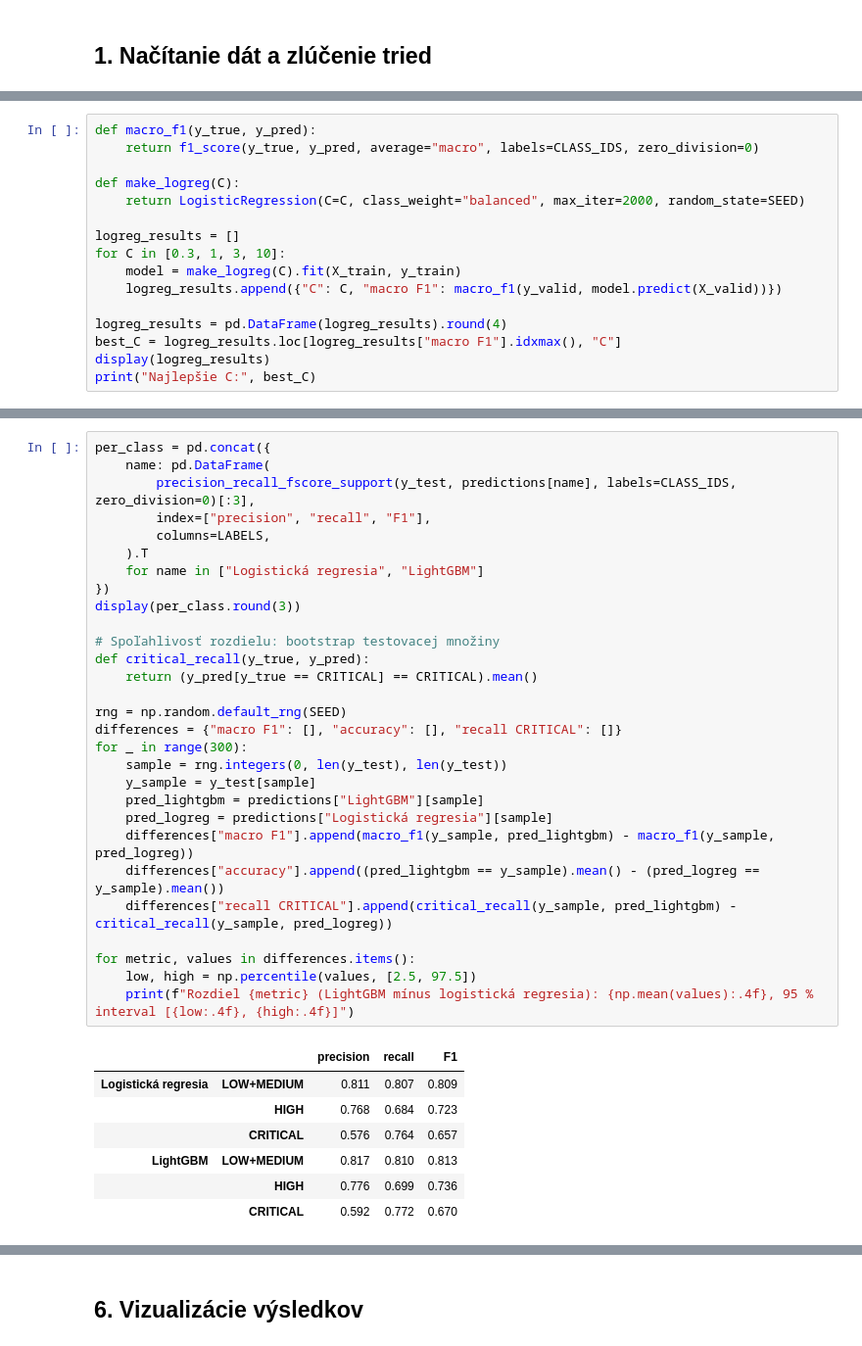
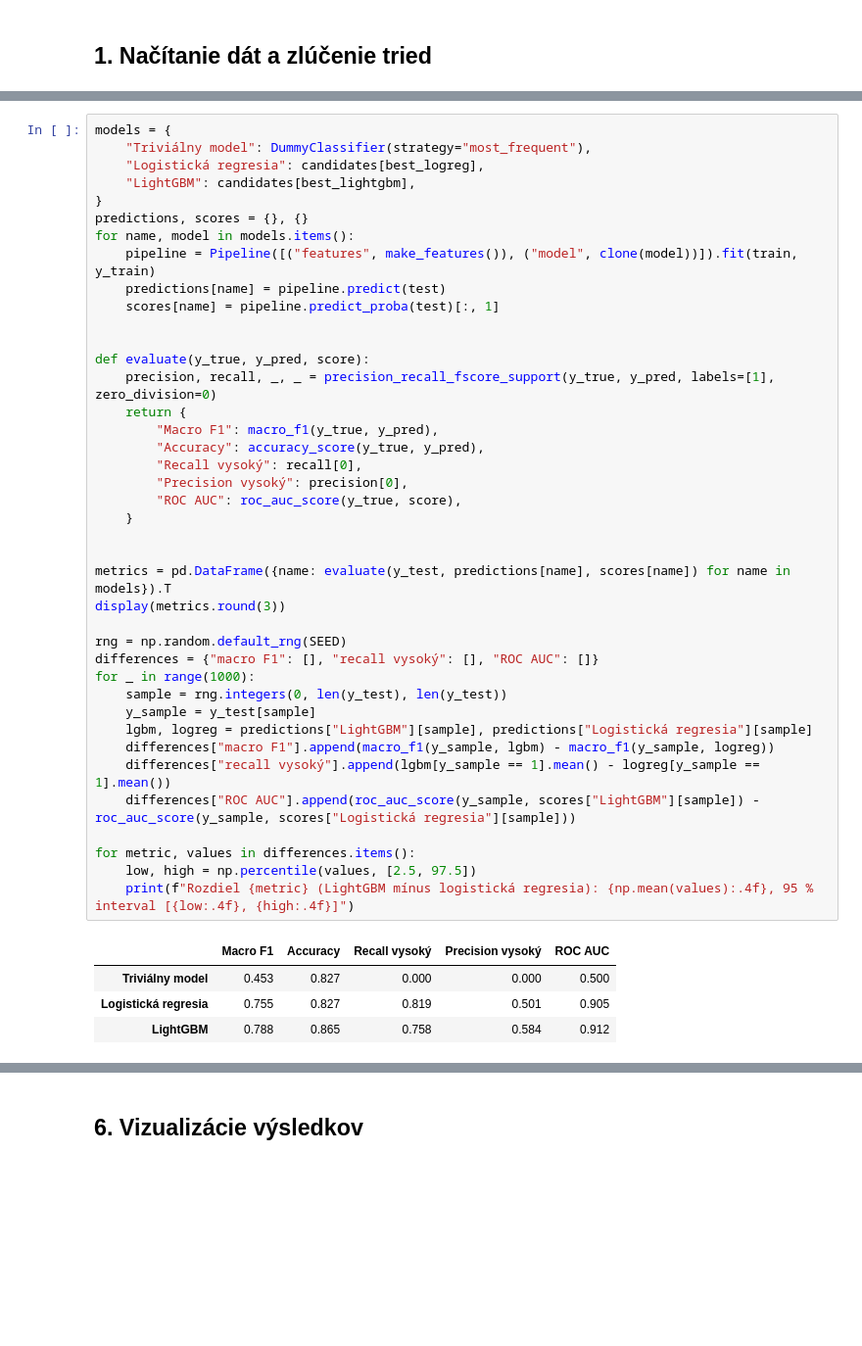
Before and after one commit to ferkopierko/predictionandprescription, a Jupyter notebook: predikcia_70_30.ipynb, the cells around one changed output, grey strips where cells are left out. Shown at 98% size. Cells and saved outputs as stored; diff of their text form; blank space fills up the shorter version.

```diff
--- a/predikcia_70_30.ipynb
+++ b/predikcia_70_30.ipynb
@@ -142,16 +88,0 @@ Parametre sa vyberajú podľa macro F1 na validačnej časti.
-# %%
-def macro_f1(y_true, y_pred):
-    return f1_score(y_true, y_pred, average="macro", labels=CLASS_IDS, zero_division=0)
-
-def make_logreg(C):
-    return LogisticRegression(C=C, class_weight="balanced", max_iter=2000, random_state=SEED)
-
-logreg_results = []
-for C in [0.3, 1, 3, 10]:
-    model = make_logreg(C).fit(X_train, y_train)
-    logreg_results.append({"C": C, "macro F1": macro_f1(y_valid, model.predict(X_valid))})
-
-logreg_results = pd.DataFrame(logreg_results).round(4)
-best_C = logreg_results.loc[logreg_results["macro F1"].idxmax(), "C"]
-display(logreg_results)
-print("Najlepšie C:", best_C)
@@ -254,37 +153,45 @@ metrics.round(3)
 # %%
-per_class = pd.concat({
-    name: pd.DataFrame(
-        precision_recall_fscore_support(y_test, predictions[name], labels=CLASS_IDS, zero_division=0)[:3],
-        index=["precision", "recall", "F1"],
-        columns=LABELS,
-    ).T
-    for name in ["Logistická regresia", "LightGBM"]
-})
-display(per_class.round(3))
+models = {
+    "Triviálny model": DummyClassifier(strategy="most_frequent"),
+    "Logistická regresia": candidates[best_logreg],
+    "LightGBM": candidates[best_lightgbm],
+}
+predictions, scores = {}, {}
+for name, model in models.items():
+    pipeline = Pipeline([("features", make_features()), ("model", clone(model))]).fit(train, y_train)
+    predictions[name] = pipeline.predict(test)
+    scores[name] = pipeline.predict_proba(test)[:, 1]
 
-# Spoľahlivosť rozdielu: bootstrap testovacej množiny
-def critical_recall(y_true, y_pred):
-    return (y_pred[y_true == CRITICAL] == CRITICAL).mean()
+
+def evaluate(y_true, y_pred, score):
+    precision, recall, _, _ = precision_recall_fscore_support(y_true, y_pred, labels=[1], zero_division=0)
+    return {
+        "Macro F1": macro_f1(y_true, y_pred),
+        "Accuracy": accuracy_score(y_true, y_pred),
+        "Recall vysoký": recall[0],
+        "Precision vysoký": precision[0],
+        "ROC AUC": roc_auc_score(y_true, score),
+    }
+
+
+metrics = pd.DataFrame({name: evaluate(y_test, predictions[name], scores[name]) for name in models}).T
+display(metrics.round(3))
 
 rng = np.random.default_rng(SEED)
-differences = {"macro F1": [], "accuracy": [], "recall CRITICAL": []}
-for _ in range(300):
+differences = {"macro F1": [], "recall vysoký": [], "ROC AUC": []}
+for _ in range(1000):
     sample = rng.integers(0, len(y_test), len(y_test))
     y_sample = y_test[sample]
-    pred_lightgbm = predictions["LightGBM"][sample]
-    pred_logreg = predictions["Logistická regresia"][sample]
-    differences["macro F1"].append(macro_f1(y_sample, pred_lightgbm) - macro_f1(y_sample, pred_logreg))
-    differences["accuracy"].append((pred_lightgbm == y_sample).mean() - (pred_logreg == y_sample).mean())
-    differences["recall CRITICAL"].append(critical_recall(y_sample, pred_lightgbm) - critical_recall(y_sample, pred_logreg))
+    lgbm, logreg = predictions["LightGBM"][sample], predictions["Logistická regresia"][sample]
+    differences["macro F1"].append(macro_f1(y_sample, lgbm) - macro_f1(y_sample, logreg))
+    differences["recall vysoký"].append(lgbm[y_sample == 1].mean() - logreg[y_sample == 1].mean())
+    differences["ROC AUC"].append(roc_auc_score(y_sample, scores["LightGBM"][sample]) - roc_auc_score(y_sample, scores["Logistická regresia"][sample]))
 
 for metric, values in differences.items():
     low, high = np.percentile(values, [2.5, 97.5])
     print(f"Rozdiel {metric} (LightGBM mínus logistická regresia): {np.mean(values):.4f}, 95 % interval [{low:.4f}, {high:.4f}]")
 # %% [output]
-|  |  | precision | recall | F1 |
-| Logistická regresia | LOW+MEDIUM | 0.811 | 0.807 | 0.809 |
-|  | HIGH | 0.768 | 0.684 | 0.723 |
-|  | CRITICAL | 0.576 | 0.764 | 0.657 |
-| LightGBM | LOW+MEDIUM | 0.817 | 0.810 | 0.813 |
-|  | HIGH | 0.776 | 0.699 | 0.736 |
-|  | CRITICAL | 0.592 | 0.772 | 0.670 |
+|  | Macro F1 | Accuracy | Recall vysoký | Precision vysoký | ROC AUC |
+| Triviálny model | 0.453 | 0.827 | 0.000 | 0.000 | 0.500 |
+| Logistická regresia | 0.755 | 0.827 | 0.819 | 0.501 | 0.905 |
+| LightGBM | 0.788 | 0.865 | 0.758 | 0.584 | 0.912 |
```
Also changed, not shown: parts of 23 cells of this notebook, 24 other files.
